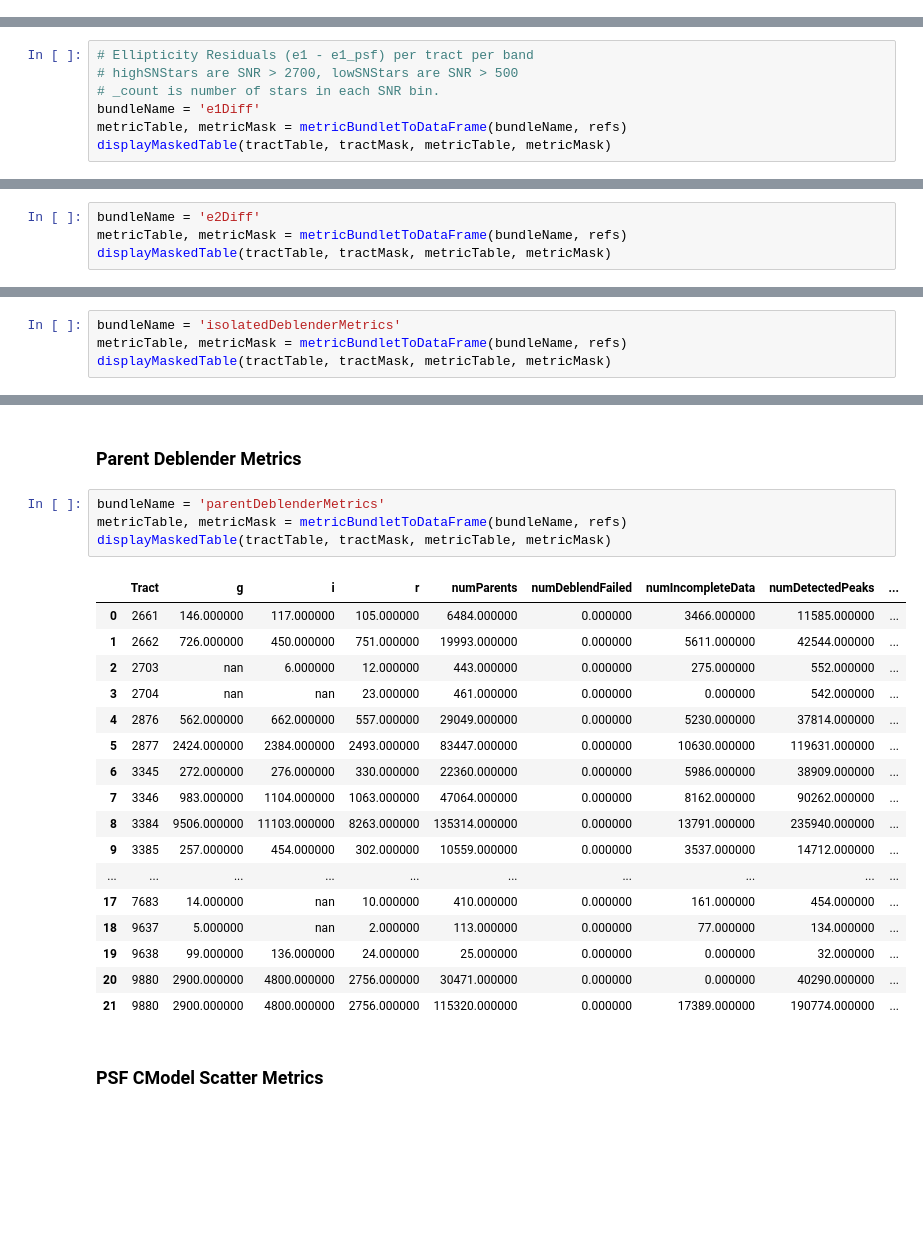
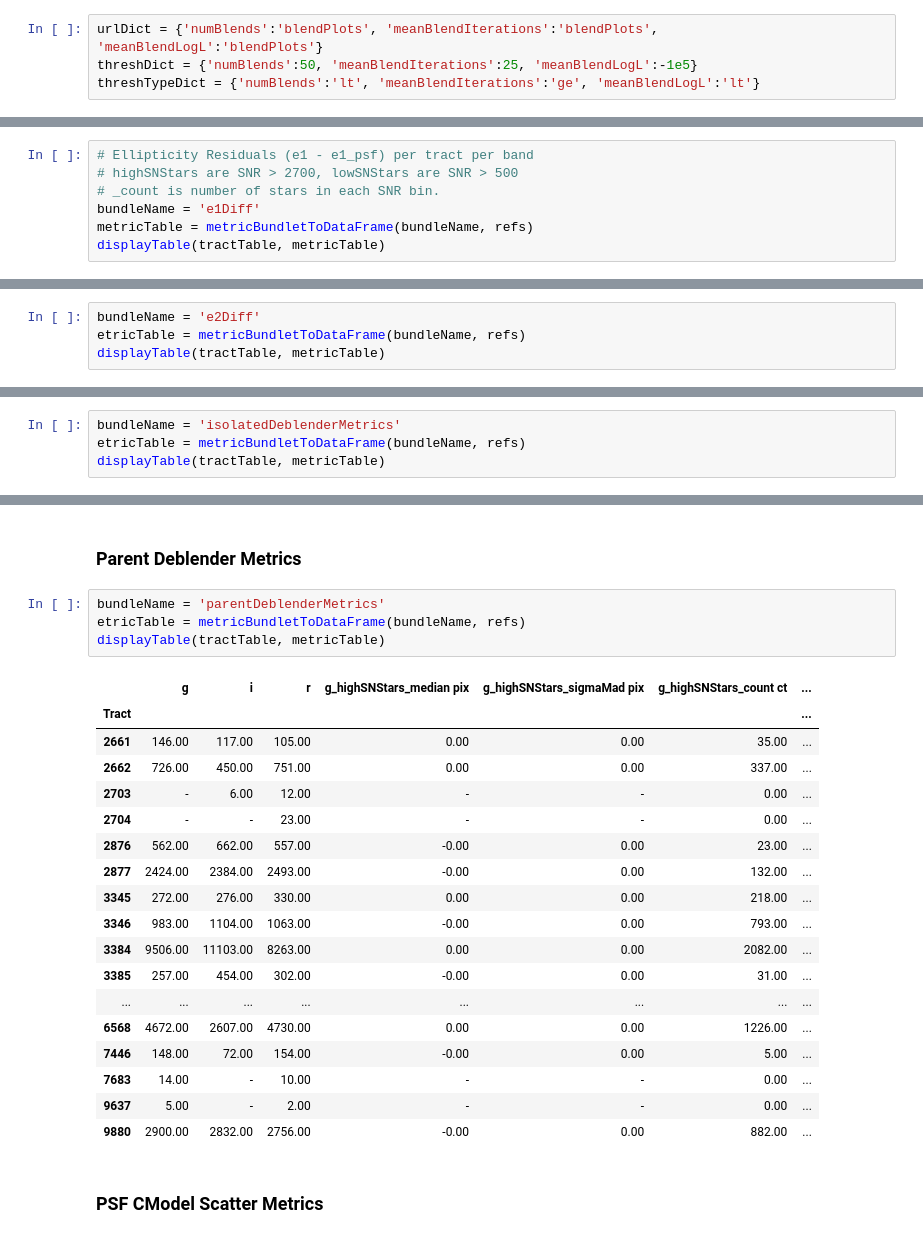
Before and after one commit to lsst-dm/vv-team-notebooks, a Jupyter notebook: reports/CoaddMetricsViewer.ipynb, the cells around one changed output, grey strips where cells are left out. Drawn from its saved outputs; the diff is of its cells as text; blank space fills up the shorter version.

Commit message:
Add hyperlinks to tables

```diff
--- a/reports/CoaddMetricsViewer.ipynb
+++ b/reports/CoaddMetricsViewer.ipynb
@@ -22,3 +27,7 @@ display(HTML("<style>.jp-OutputArea-child {overflow: scroll}</style>"))
+# %%
+urlDict = {'numBlends':'blendPlots', 'meanBlendIterations':'blendPlots', 'meanBlendLogL':'blendPlots'}
+threshDict = {'numBlends':50, 'meanBlendIterations':25, 'meanBlendLogL':-1e5}
+threshTypeDict = {'numBlends':'lt', 'meanBlendIterations':'ge', 'meanBlendLogL':'lt'}
 # %%
 def metricBundletToDataFrame(bundleName, refs):
     data = []
@@ -101,6 +120,6 @@ displayMaskedTable(tractTable, tractMask, metricTable, metricMask)
 # highSNStars are SNR > 2700, lowSNStars are SNR > 500
 # _count is number of stars in each SNR bin.
 bundleName = 'e1Diff'
-metricTable, metricMask = metricBundletToDataFrame(bundleName, refs)
-displayMaskedTable(tractTable, tractMask, metricTable, metricMask)
+metricTable = metricBundletToDataFrame(bundleName, refs)
+displayTable(tractTable, metricTable)
 # %% [output]
@@ -125,6 +145,6 @@ displayMaskedTable(tractTable, tractMask, metricTable, metricMask)
 ### E2 Diff Metrics
 # %%
 bundleName = 'e2Diff'
-metricTable, metricMask = metricBundletToDataFrame(bundleName, refs)
-displayMaskedTable(tractTable, tractMask, metricTable, metricMask)
+etricTable = metricBundletToDataFrame(bundleName, refs)
+displayTable(tractTable, metricTable)
 # %% [output]
@@ -149,6 +170,6 @@ displayMaskedTable(tractTable, tractMask, metricTable, metricMask)
 ### Isolated Deblender Metrics
 # %%
 bundleName = 'isolatedDeblenderMetrics'
-metricTable, metricMask = metricBundletToDataFrame(bundleName, refs)
-displayMaskedTable(tractTable, tractMask, metricTable, metricMask)
+etricTable = metricBundletToDataFrame(bundleName, refs)
+displayTable(tractTable, metricTable)
 # %% [output]
@@ -173,26 +195,27 @@ displayMaskedTable(tractTable, tractMask, metricTable, metricMask)
 ### Parent Deblender Metrics
 # %%
 bundleName = 'parentDeblenderMetrics'
-metricTable, metricMask = metricBundletToDataFrame(bundleName, refs)
-displayMaskedTable(tractTable, tractMask, metricTable, metricMask)
+etricTable = metricBundletToDataFrame(bundleName, refs)
+displayTable(tractTable, metricTable)
 # %% [output]
-|  | Tract | g | i | r | numParents | numDeblendFailed | numIncompleteData | numDetectedPeaks | ... |
-| 0 | 2661 | 146.000000 | 117.000000 | 105.000000 | 6484.000000 | 0.000000 | 3466.000000 | 11585.000000 | ... |
-| 1 | 2662 | 726.000000 | 450.000000 | 751.000000 | 19993.000000 | 0.000000 | 5611.000000 | 42544.000000 | ... |
-| 2 | 2703 | nan | 6.000000 | 12.000000 | 443.000000 | 0.000000 | 275.000000 | 552.000000 | ... |
-| 3 | 2704 | nan | nan | 23.000000 | 461.000000 | 0.000000 | 0.000000 | 542.000000 | ... |
-| 4 | 2876 | 562.000000 | 662.000000 | 557.000000 | 29049.000000 | 0.000000 | 5230.000000 | 37814.000000 | ... |
-| 5 | 2877 | 2424.000000 | 2384.000000 | 2493.000000 | 83447.000000 | 0.000000 | 10630.000000 | 119631.000000 | ... |
-| 6 | 3345 | 272.000000 | 276.000000 | 330.000000 | 22360.000000 | 0.000000 | 5986.000000 | 38909.000000 | ... |
-| 7 | 3346 | 983.000000 | 1104.000000 | 1063.000000 | 47064.000000 | 0.000000 | 8162.000000 | 90262.000000 | ... |
-| 8 | 3384 | 9506.000000 | 11103.000000 | 8263.000000 | 135314.000000 | 0.000000 | 13791.000000 | 235940.000000 | ... |
-| 9 | 3385 | 257.000000 | 454.000000 | 302.000000 | 10559.000000 | 0.000000 | 3537.000000 | 14712.000000 | ... |
-| ... | ... | ... | ... | ... | ... | ... | ... | ... | ... |
-| 17 | 7683 | 14.000000 | nan | 10.000000 | 410.000000 | 0.000000 | 161.000000 | 454.000000 | ... |
-| 18 | 9637 | 5.000000 | nan | 2.000000 | 113.000000 | 0.000000 | 77.000000 | 134.000000 | ... |
-| 19 | 9638 | 99.000000 | 136.000000 | 24.000000 | 25.000000 | 0.000000 | 0.000000 | 32.000000 | ... |
-| 20 | 9880 | 2900.000000 | 4800.000000 | 2756.000000 | 30471.000000 | 0.000000 | 0.000000 | 40290.000000 | ... |
-| 21 | 9880 | 2900.000000 | 4800.000000 | 2756.000000 | 115320.000000 | 0.000000 | 17389.000000 | 190774.000000 | ... |
+|  | g | i | r | g_highSNStars_median pix | g_highSNStars_sigmaMad pix | g_highSNStars_count ct | ... |
+| Tract |  |  |  |  |  |  | ... |
+| 2661 | 146.00 | 117.00 | 105.00 | 0.00 | 0.00 | 35.00 | ... |
+| 2662 | 726.00 | 450.00 | 751.00 | 0.00 | 0.00 | 337.00 | ... |
+| 2703 | - | 6.00 | 12.00 | - | - | 0.00 | ... |
+| 2704 | - | - | 23.00 | - | - | 0.00 | ... |
+| 2876 | 562.00 | 662.00 | 557.00 | -0.00 | 0.00 | 23.00 | ... |
+| 2877 | 2424.00 | 2384.00 | 2493.00 | -0.00 | 0.00 | 132.00 | ... |
+| 3345 | 272.00 | 276.00 | 330.00 | 0.00 | 0.00 | 218.00 | ... |
+| 3346 | 983.00 | 1104.00 | 1063.00 | -0.00 | 0.00 | 793.00 | ... |
+| 3384 | 9506.00 | 11103.00 | 8263.00 | 0.00 | 0.00 | 2082.00 | ... |
+| 3385 | 257.00 | 454.00 | 302.00 | -0.00 | 0.00 | 31.00 | ... |
+| ... | ... | ... | ... | ... | ... | ... | ... |
+| 6568 | 4672.00 | 2607.00 | 4730.00 | 0.00 | 0.00 | 1226.00 | ... |
+| 7446 | 148.00 | 72.00 | 154.00 | -0.00 | 0.00 | 5.00 | ... |
+| 7683 | 14.00 | - | 10.00 | - | - | 0.00 | ... |
+| 9637 | 5.00 | - | 2.00 | - | - | 0.00 | ... |
+| 9880 | 2900.00 | 2832.00 | 2756.00 | -0.00 | 0.00 | 882.00 | ... |
 # %% [markdown]
 ### PSF CModel Scatter Metrics
 # %%
```
Also changed, not shown: parts of 18 cells of this notebook.
